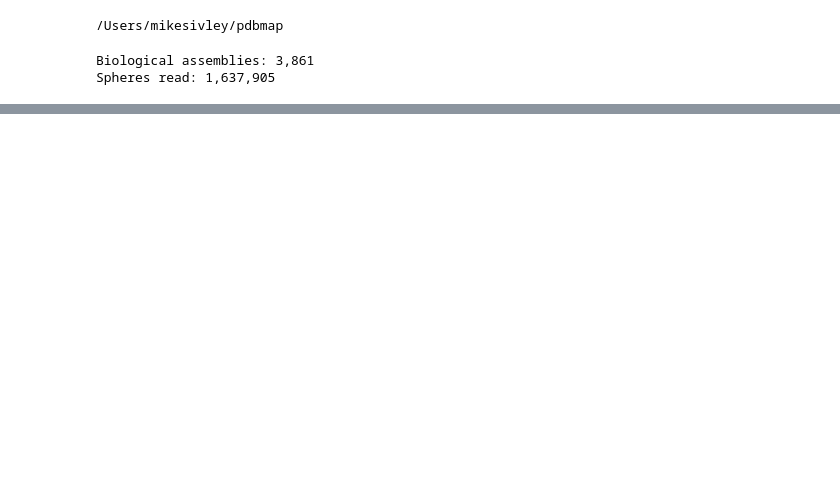
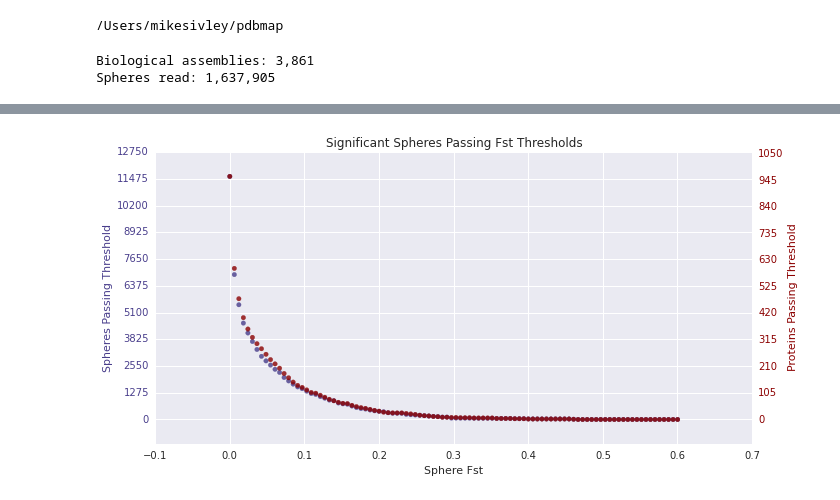
Before and after one commit to CapraLab/pdbmap, a Jupyter notebook: ipython/SlidingSphereThresholds.ipynb, the cells around one changed output, grey strips where cells are left out. Drawn from its saved outputs; the diff is of its cells as text; code cells hidden in the pictures; blank space fills up the shorter version.

```diff
--- a/ipython/SlidingSphereThresholds.ipynb
+++ b/ipython/SlidingSphereThresholds.ipynb
@@ -361,0 +184,13 @@ print df[["structid","biounit"]].groupby("allpop_fst_roi").size().sort()
+# %%
+# Threshold analysis: Sphere Fst
+res = threshold(df,'allpop_fst','allpop_fst_pval','>=')
+ax1,ax2 = plotthresh(res,label="Spheres")
+plt.title("Significant Spheres Passing Fst Thresholds")
+ax1.set_xlabel("Sphere Fst")
+ax1.set_ylabel("Spheres Passing Threshold",color='darkslateblue')
+ax2.set_ylabel("Proteins Passing Threshold",color='darkred')
+ax2.grid(False)
+plt.tight_layout()
+plt.show()
+# %% [output]
+[figure, added]
```
Also changed, not shown: parts of 40 cells of this notebook, 14 other files.
